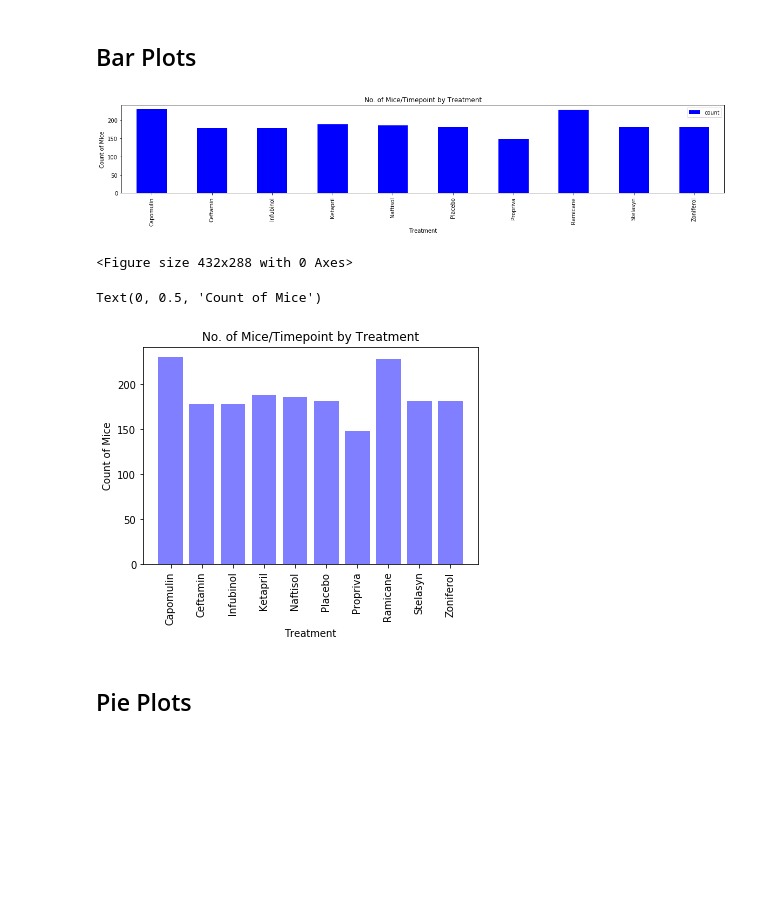
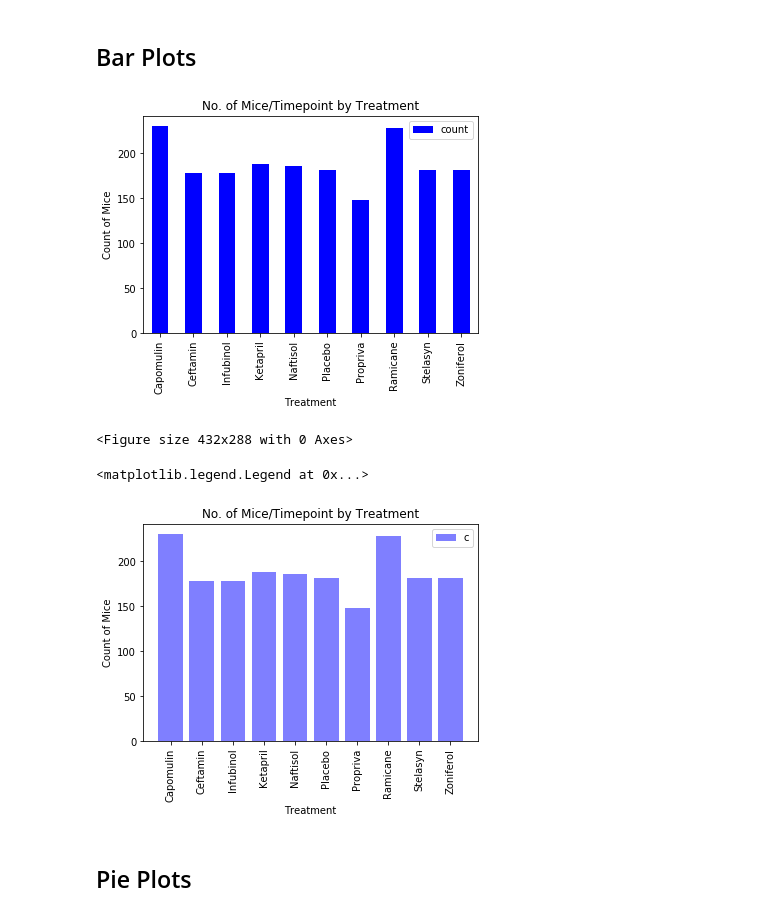
Before and after one commit to chenchcgt/matplotlib-challenge, a Jupyter notebook: Pymaceuticals/pymaceuticals_starter.ipynb, the cells around one changed output. Saved outputs shown, nothing was run; the diff lists cells and outputs as text; code cells hidden in the pictures; blank space fills up the shorter version.

```diff
--- a/Pymaceuticals/pymaceuticals_starter.ipynb
+++ b/Pymaceuticals/pymaceuticals_starter.ipynb
@@ -148,17 +147,17 @@ summary_key
 # %%
 # Generate a bar plot showing the number of mice per time point for each treatment throughout the course of the study using pandas.
 
 mice_treatment = summary_key[['Drug Regimen', 'count']]
 mice_treatment = mice_treatment.set_index('Drug Regimen')
 
-mice_treatment.plot(kind="bar", figsize=(20,3), color="blue")
+mice_treatment.plot(kind="bar", color="blue")
 plt.title('No. of Mice/Timepoint by Treatment')
 plt.xlabel('Treatment')
 plt.ylabel('Count of Mice')
 plt.show()
 plt.tight_layout()
 # %% [output]
-[figure, old version]
+[figure, new version]
 <Figure size 432x288 with 0 Axes>
 # %%
 # Generate a bar plot showing the number of mice per time point for each treatment throughout the course of the study using pyplot.
@@ -170,9 +169,10 @@ plt.xticks(rotation = 90)
 plt.title('No. of Mice/Timepoint by Treatment')
 plt.xlabel('Treatment')
 plt.ylabel('Count of Mice')
+plt.legend('count')
 # %% [output]
-Text(0, 0.5, 'Count of Mice')
+<matplotlib.legend.Legend at 0x...>
-[figure, old version]
+[figure, new version]
 # %% [markdown]
 ## Pie Plots
 # %%
```
Also changed, not shown: parts of 13 cells of this notebook.
